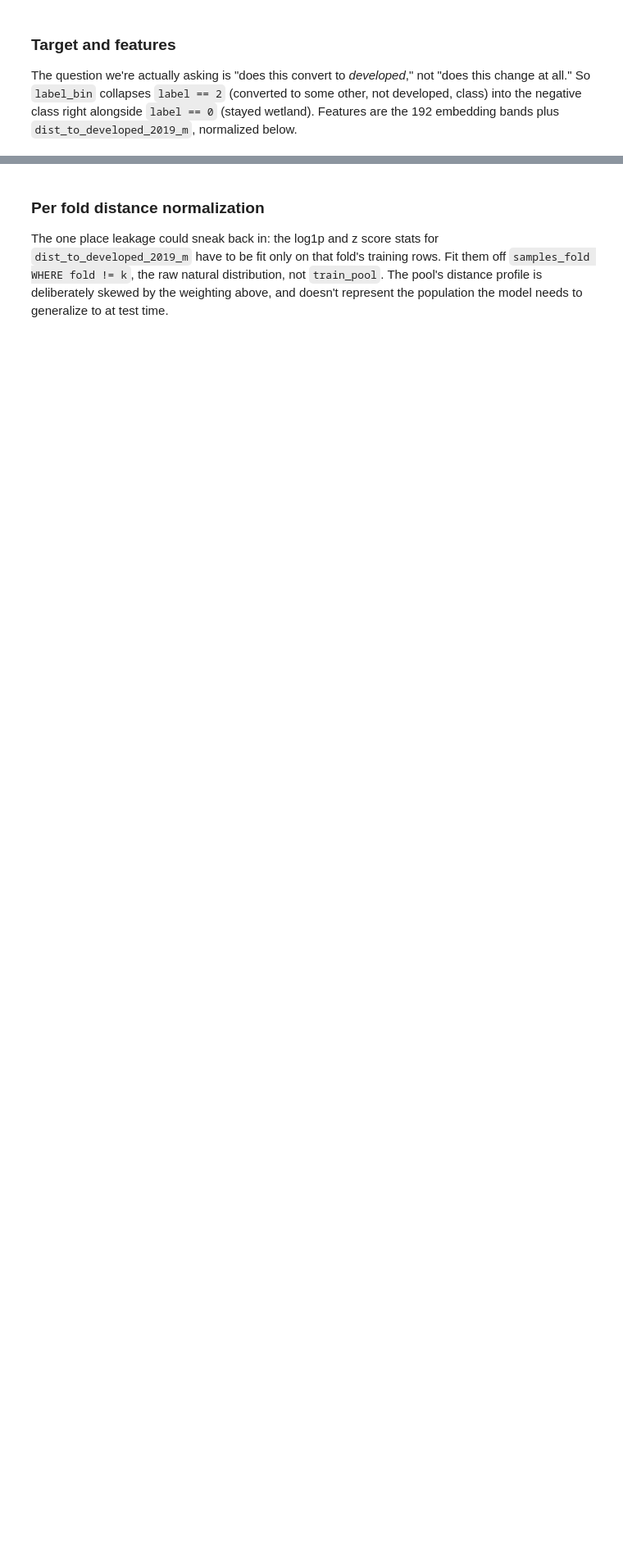
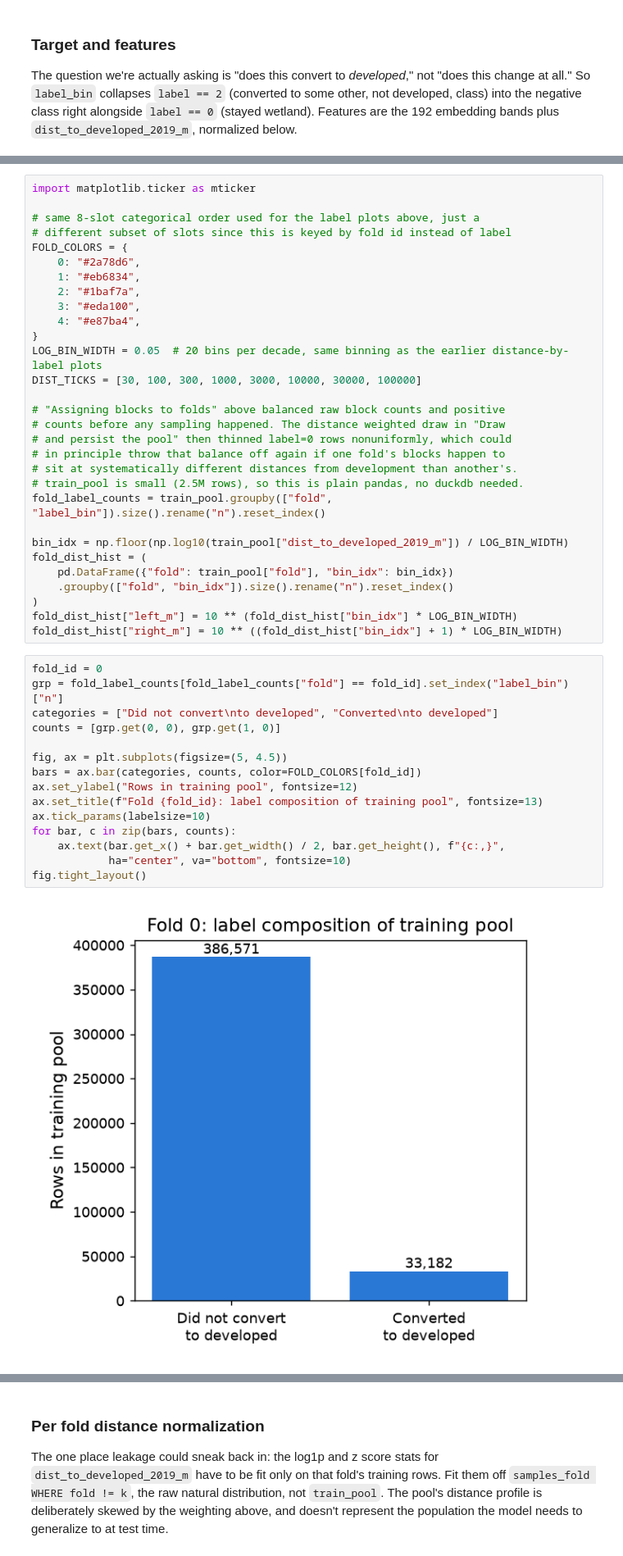
Before and after one commit to joshstallings/wetland_conversion, a Jupyter notebook: gradient_boosting.ipynb, the cells around one changed output, grey strips where cells are left out. Shown at 82% size. Saved outputs shown, nothing was run; the diff lists cells and outputs as text; blank space fills up the shorter version.

```diff
--- a/gradient_boosting.ipynb
+++ b/gradient_boosting.ipynb
@@ -381,0 +623,47 @@ len(train_pool), train_pool[TARGET_COL].mean()
+# %%
+import matplotlib.ticker as mticker
+
+# same 8-slot categorical order used for the label plots above, just a
+# different subset of slots since this is keyed by fold id instead of label
+FOLD_COLORS = {
+    0: "#2a78d6",
+    1: "#eb6834",
+    2: "#1baf7a",
+    3: "#eda100",
+    4: "#e87ba4",
+}
+LOG_BIN_WIDTH = 0.05  # 20 bins per decade, same binning as the earlier distance-by-label plots
+DIST_TICKS = [30, 100, 300, 1000, 3000, 10000, 30000, 100000]
+
+# "Assigning blocks to folds" above balanced raw block counts and positive
+# counts before any sampling happened. The distance weighted draw in "Draw
+# and persist the pool" then thinned label=0 rows nonuniformly, which could
+# in principle throw that balance off again if one fold's blocks happen to
+# sit at systematically different distances from development than another's.
+# train_pool is small (2.5M rows), so this is plain pandas, no duckdb needed.
+fold_label_counts = train_pool.groupby(["fold", "label_bin"]).size().rename("n").reset_index()
+
+bin_idx = np.floor(np.log10(train_pool["dist_to_developed_2019_m"]) / LOG_BIN_WIDTH)
+fold_dist_hist = (
+    pd.DataFrame({"fold": train_pool["fold"], "bin_idx": bin_idx})
+    .groupby(["fold", "bin_idx"]).size().rename("n").reset_index()
+)
+fold_dist_hist["left_m"] = 10 ** (fold_dist_hist["bin_idx"] * LOG_BIN_WIDTH)
+fold_dist_hist["right_m"] = 10 ** ((fold_dist_hist["bin_idx"] + 1) * LOG_BIN_WIDTH)
+# %%
+fold_id = 0
+grp = fold_label_counts[fold_label_counts["fold"] == fold_id].set_index("label_bin")["n"]
+categories = ["Did not convert\nto developed", "Converted\nto developed"]
+counts = [grp.get(0, 0), grp.get(1, 0)]
+
+fig, ax = plt.subplots(figsize=(5, 4.5))
+bars = ax.bar(categories, counts, color=FOLD_COLORS[fold_id])
+ax.set_ylabel("Rows in training pool", fontsize=12)
+ax.set_title(f"Fold {fold_id}: label composition of training pool", fontsize=13)
+ax.tick_params(labelsize=10)
+for bar, c in zip(bars, counts):
+    ax.text(bar.get_x() + bar.get_width() / 2, bar.get_height(), f"{c:,}",
+            ha="center", va="bottom", fontsize=10)
+fig.tight_layout()
+# %% [output]
+[figure, added]
```
Also changed, not shown: parts of 67 cells of this notebook, 27 other files.
